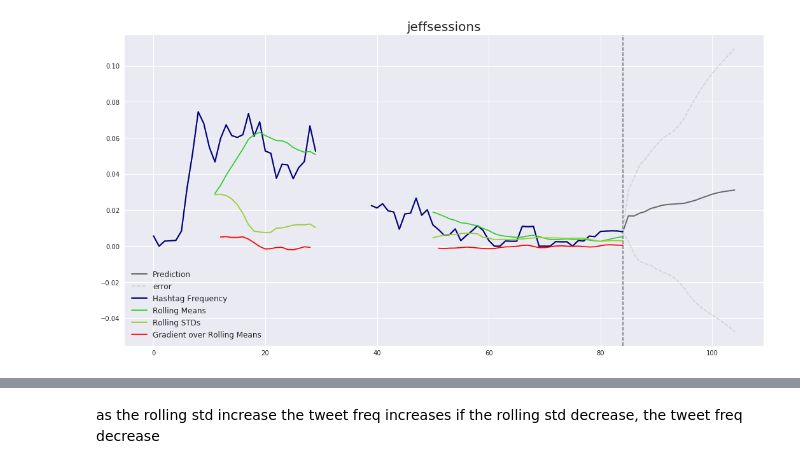
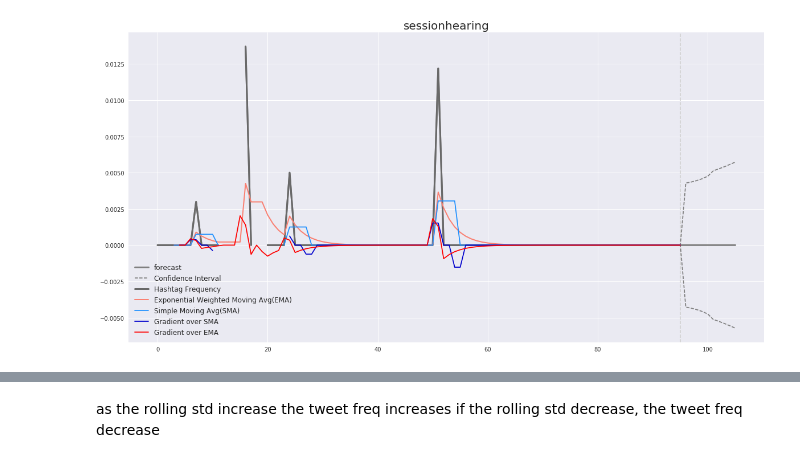
Before and after one commit to joyce-lin/Project_Twitter_NLP, a Jupyter notebook: ipynb/05_Hashtags_Modeling_WhatsTrending.ipynb, the cells around one changed output, grey strips where cells are left out. Drawn from its saved outputs; the diff is of its cells as text; code cells hidden in the pictures.

```diff
--- a/ipynb/05_Hashtags_Modeling_WhatsTrending.ipynb
+++ b/ipynb/05_Hashtags_Modeling_WhatsTrending.ipynb
@@ -106,4 +91,27 @@ def new_trend_period(trend_group):
                 new_result.append(trend_group[count])
                 count +=1
     return new_result
+# %%
+def get_arr(hashtag):
+    time_delta, min_time, time_window, time_lag, time_gap, windows = get_time()
+    hashtag = hashtag.lower()
+    arr = []
+    start_time = min_time
+    for window in range(windows):
+        start_time = start_time
+        end_time = start_time + time_lag
+        subset = df['hashtags'][((df['created_datetime'] < end_time) & (df['created_datetime'] > start_time))]
+        h = subset.str.contains(hashtag).mean()
+        arr.append(h)
+        start_time += time_gap
+    return arr
+# %%
+def get_time():
+    time_delta = max(df['created_datetime']) - min(df['created_datetime'])
+    min_time = min(df['created_datetime'])
+    time_window = time_delta.components.days*24 + time_delta.components.hours
+    time_lag = timedelta(hours = .25)
+    time_gap = timedelta(hours = .25)
+    windows = int(round(time_delta/time_gap,0))
+    return time_delta, min_time, time_window, time_lag, time_gap, windows
 # %%
@@ -246,4 +273,4 @@ hashtag_freq_df.head(10)
 # %%
-hashtag_trend('jeffsessions')
+hashtag_trend('sessionhearing')
 # %% [output]
-[figure, old version]
+[figure, new version]
```
Also changed, not shown: parts of 26 cells of this notebook, 3 other files.
